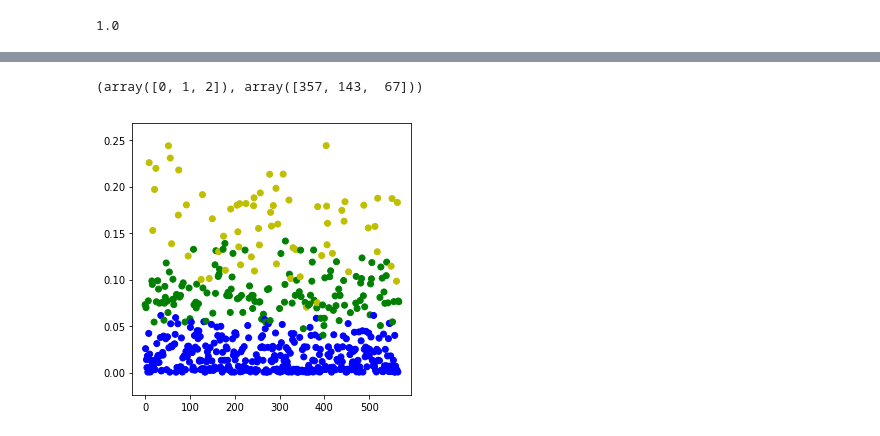
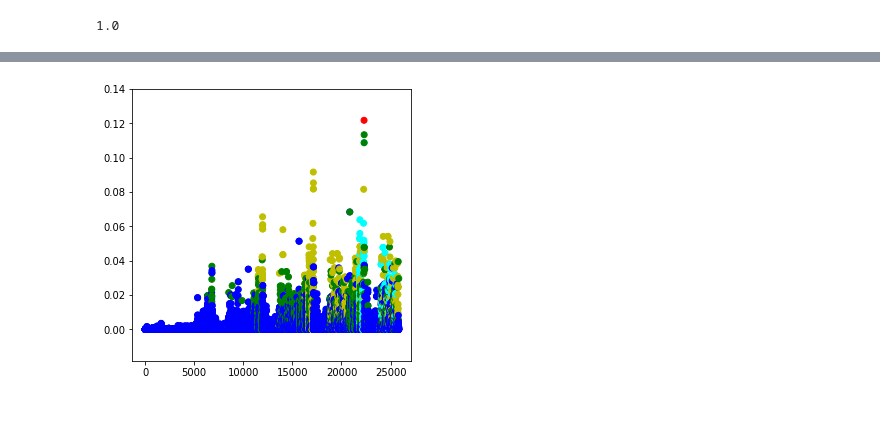
Before and after one commit to sbw323/CEd-nx-wntr, a Jupyter notebook: latestFlowVelPipes.ipynb, the cells around one changed output, grey strips where cells are left out. Saved outputs shown, nothing was run; the diff lists cells and outputs as text; code cells hidden in the pictures.

```diff
--- a/latestFlowVelPipes.ipynb
+++ b/latestFlowVelPipes.ipynb
@@ -1798,13 +1807,17 @@ def save_data_file_500_avg(temp):
     final_file = np.vstack([names.T,p.T,pd.T,temps.T,color.T,day.T,pressures.T])
 
     #final_file = np.vstack([names.T,p.T,pd.T,temps.T,color.T,day.T])
-    ff = np.vstack([p,pd,day])
+    ff = np.vstack([pd,day,pressures])
+
+    np.savetxt("./data/pipes/data_combined_200_"+str(temp)+".csv",ff,delimiter=",",fmt='%s')
 
 
     labels = np.hstack([[0]*arr1.NAME.size,[0]*arr1.NAME.size,[0]*arr1.NAME.size,[0]*arr1.NAME.size,[0]*arr1.NAME.size])
     labels[np.where(final_file[4]==1)]=1
     targets=labels
 
+    np.savetxt("./data/pipes/target_combined_200_"+str(temp)+".csv",targets,delimiter=",",fmt='%s')
+
     return final_file, targets
 # %%
 def save_data_file_avg(temp):
@@ -1893,26 +1903,38 @@ label1_values = []
 label2_values = []
 label3_values = []
 label4_values = []
+label123_value = []
+label234_value = []
 
 for i in range(0,len(avg_0_500[4])):
     if avg_0_500[4][i]==1:
         label1_values.append(avg_0_500.T[i])
+        label123_value.append(avg_0_500.T[i])
     elif avg_0_500[4][i]==2:
         label2_values.append(avg_0_500.T[i])
+        label123_value.append(avg_0_500.T[i])
+        label234_value.append(avg_0_500.T[i])
     elif avg_0_500[4][i]==3:
         label3_values.append(avg_0_500.T[i])
+        label123_value.append(avg_0_500.T[i])
+        label234_value.append(avg_0_500.T[i])
     elif avg_0_500[4][i]==4:
         label4_values.append(avg_0_500.T[i])
+        label234_value.append(avg_0_500.T[i])
     else:
         label1_values.append(avg_0_500.T[i])
         label2_values.append(avg_0_500.T[i])
         label3_values.append(avg_0_500.T[i])
         label4_values.append(avg_0_500.T[i])
+        label123_value.append(avg_0_500.T[i])
+        label234_value.append(avg_0_500.T[i])
 label1 = np.vstack(label1_values).T
 label2 = np.vstack(label2_values).T
 label3 = np.vstack(label3_values).T
 label4 = np.vstack(label4_values).T
+label123 = np.vstack(label123_value).T
+label234 = np.vstack(label234_value).T
 
-label2[4][label2[4]==2]=1
-label3[4][label3[4]==3]=1
-label4[4][label4[4]==4]=1
+#label2[4][label2[4]==2]=1
+#label3[4][label3[4]==3]=1
+#label4[4][label4[4]==4]=1
@@ -2065,0 +2214,9 @@ plt.colorbar()
+# %%
+ipmulti=np.array([avg_0[2],avg_0[5],avg_0[6]])
+ymulti=avg_0[4]
+ymulti=ymulti.astype(int)
+
+yhat_ts = clf.predict(ipmulti.T)
+
+acc = np.mean(ymulti == yhat_ts)
+acc
@@ -2066,6 +2244,5 @@ plt.colorbar()
 # %%
 def visualize_spread(arr1,y_test):
-    #final_file_0_500[2],final_file_0_500[5]]
     col = []
     for i in range(0,len(arr1[0])):
         if y_test[i] == 1:
@@ -2079,11 +2256,9 @@ def visualize_spread(arr1,y_test):
         else:
             col.append('b')
 
-
-    plt.scatter(np.arange(len(arr1[0])),arr1[6],c=col)
+    plt.scatter(np.arange(len(arr1[0])),arr1[0],c=col)
 # %%
-visualize_spread(X_test.T,yhat_ts)
-np.unique(yhat_ts,return_counts=True)
+visualize_spread(ipmulti,yhat_ts)
+#np.unique(yfinal,return_counts=True)
 # %% [output]
-(array([0, 1, 2]), array([357, 143,  67]))
-[figure, old version]
+[figure, new version]
```
Also changed, not shown: parts of 73 cells of this notebook.
